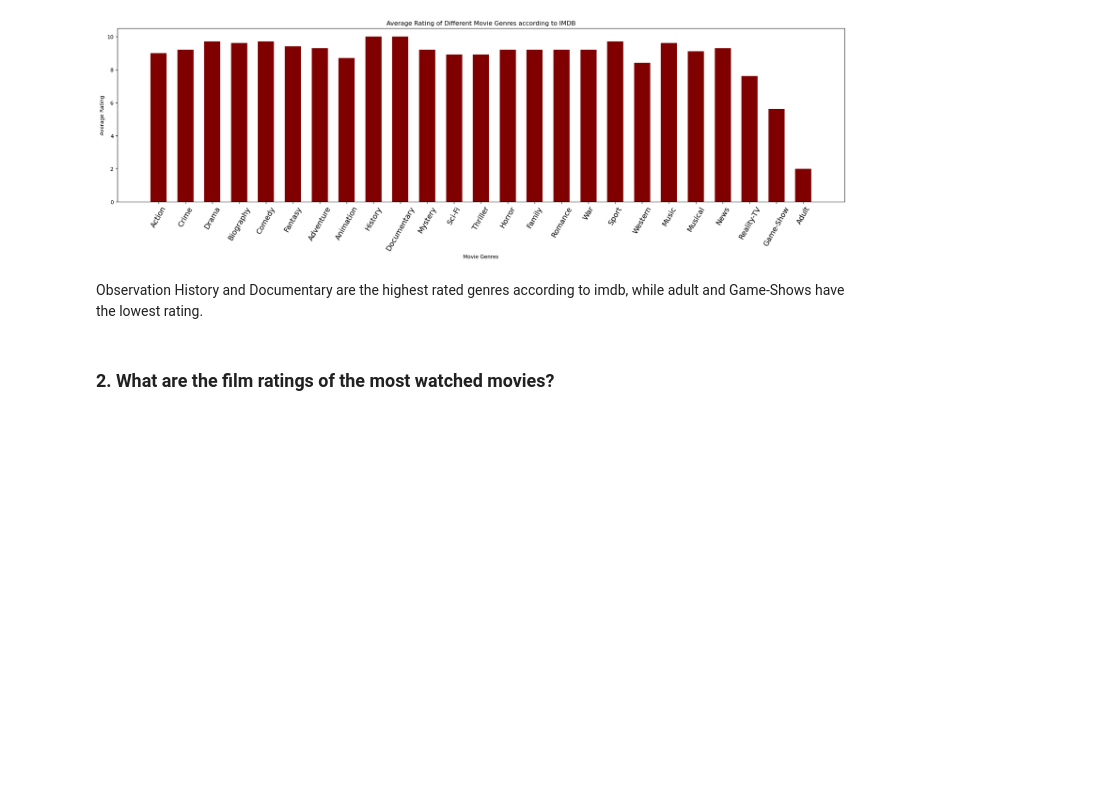
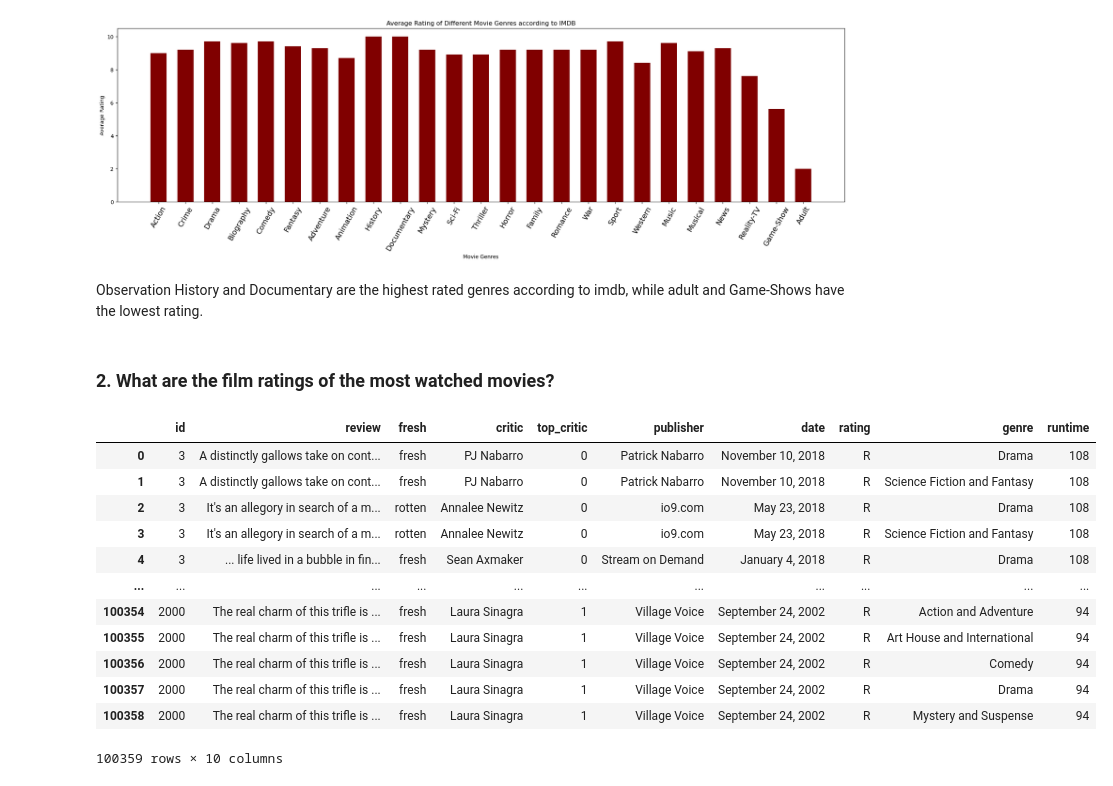
Before and after one commit to Collinskanyiri/DSC-Phase-1-project, a Jupyter notebook: student.ipynb, the cells around one changed output. Cells and saved outputs as stored; diff of their text form; code cells hidden in the pictures; blank space fills up the shorter version.

```diff
--- a/student.ipynb
+++ b/student.ipynb
@@ -1033,5 +1033,21 @@ Observation
 History and Documentary are the highest rated genres according to imdb, while adult and Game-Shows have the lowest rating.
 # %% [markdown]
 ### 2. What are the film ratings of the most watched movies?
+# %%
+rt_merged
+# %% [output]
+|  | id | review | fresh | critic | top_critic | publisher | date | rating | genre | runtime |
+| 0 | 3 | A distinctly gallows take on cont... | fresh | PJ Nabarro | 0 | Patrick Nabarro | November 10, 2018 | R | Drama | 108 |
+| 1 | 3 | A distinctly gallows take on cont... | fresh | PJ Nabarro | 0 | Patrick Nabarro | November 10, 2018 | R | Science Fiction and Fantasy | 108 |
+| 2 | 3 | It's an allegory in search of a m... | rotten | Annalee Newitz | 0 | io9.com | May 23, 2018 | R | Drama | 108 |
+| 3 | 3 | It's an allegory in search of a m... | rotten | Annalee Newitz | 0 | io9.com | May 23, 2018 | R | Science Fiction and Fantasy | 108 |
+| 4 | 3 | ... life lived in a bubble in fin... | fresh | Sean Axmaker | 0 | Stream on Demand | January 4, 2018 | R | Drama | 108 |
+| ... | ... | ... | ... | ... | ... | ... | ... | ... | ... | ... |
+| 100354 | 2000 | The real charm of this trifle is ... | fresh | Laura Sinagra | 1 | Village Voice | September 24, 2002 | R | Action and Adventure | 94 |
+| 100355 | 2000 | The real charm of this trifle is ... | fresh | Laura Sinagra | 1 | Village Voice | September 24, 2002 | R | Art House and International | 94 |
+| 100356 | 2000 | The real charm of this trifle is ... | fresh | Laura Sinagra | 1 | Village Voice | September 24, 2002 | R | Comedy | 94 |
+| 100357 | 2000 | The real charm of this trifle is ... | fresh | Laura Sinagra | 1 | Village Voice | September 24, 2002 | R | Drama | 94 |
+| 100358 | 2000 | The real charm of this trifle is ... | fresh | Laura Sinagra | 1 | Village Voice | September 24, 2002 | R | Mystery and Suspense | 94 |
+100359 rows × 10 columns
 # %%
 #grouping rt_merged by rating and fresh rating system
```
Also changed, not shown: parts of 22 cells of this notebook.
